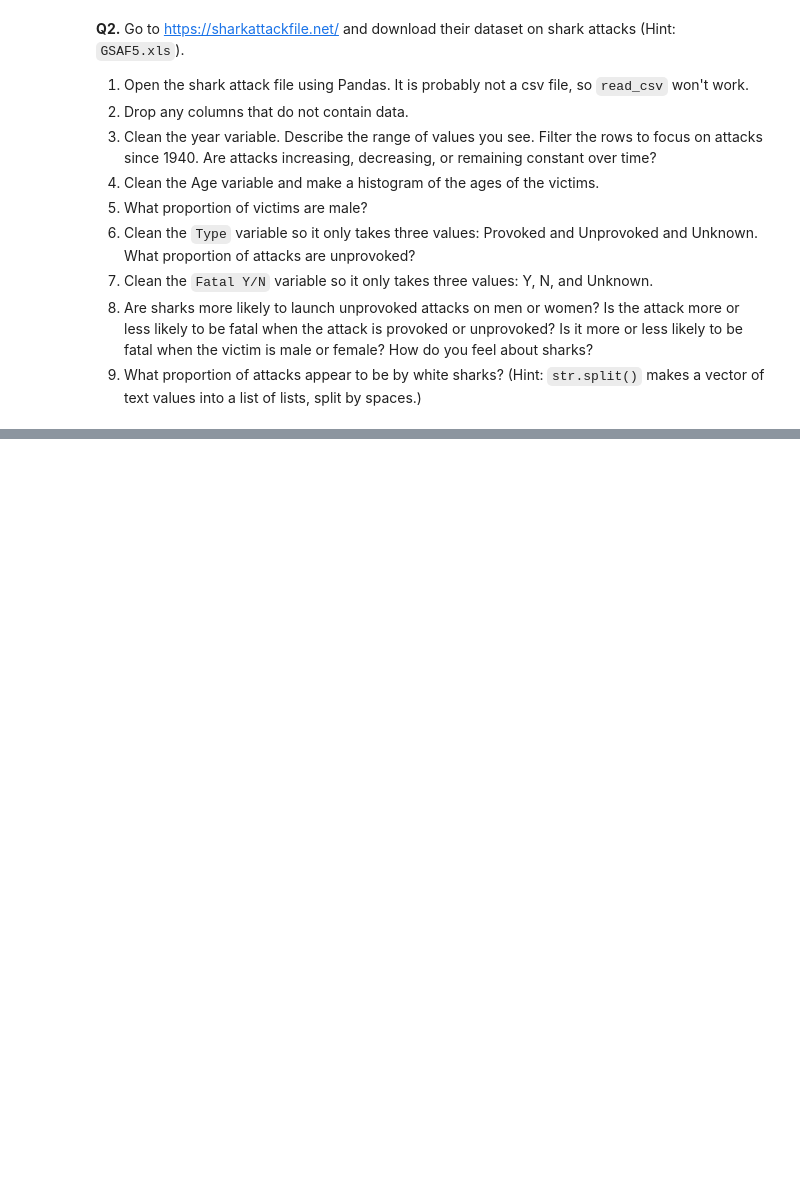
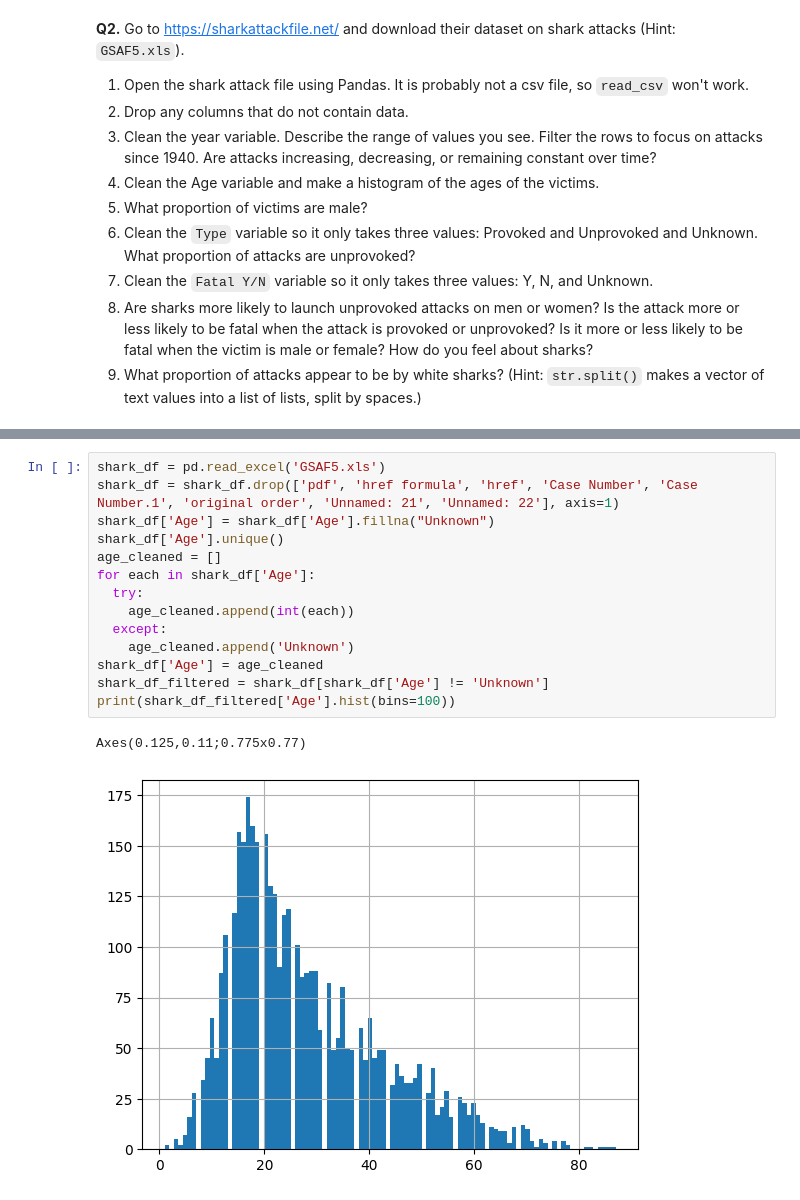
Before and after one commit to Camsbary/wrangling_assignment, a Jupyter notebook: assignment.ipynb, the cells around one changed output, grey strips where cells are left out. Saved outputs shown, nothing was run; the diff lists cells and outputs as text; blank space fills up the shorter version.

```diff
--- a/assignment.ipynb
+++ b/assignment.ipynb
@@ -105,0 +159,17 @@ justice_df
+# %%
+shark_df = pd.read_excel('GSAF5.xls')
+shark_df = shark_df.drop(['pdf', 'href formula', 'href', 'Case Number', 'Case Number.1', 'original order', 'Unnamed: 21', 'Unnamed: 22'], axis=1)
+shark_df['Age'] = shark_df['Age'].fillna("Unknown")
+shark_df['Age'].unique()
+age_cleaned = []
+for each in shark_df['Age']:
+  try:
+    age_cleaned.append(int(each))
+  except:
+    age_cleaned.append('Unknown')
+shark_df['Age'] = age_cleaned
+shark_df_filtered = shark_df[shark_df['Age'] != 'Unknown']
+print(shark_df_filtered['Age'].hist(bins=100))
+# %% [output]
+Axes(0.125,0.11;0.775x0.77)
+[figure, added]
```
Also changed, not shown: parts of 8 cells of this notebook.
